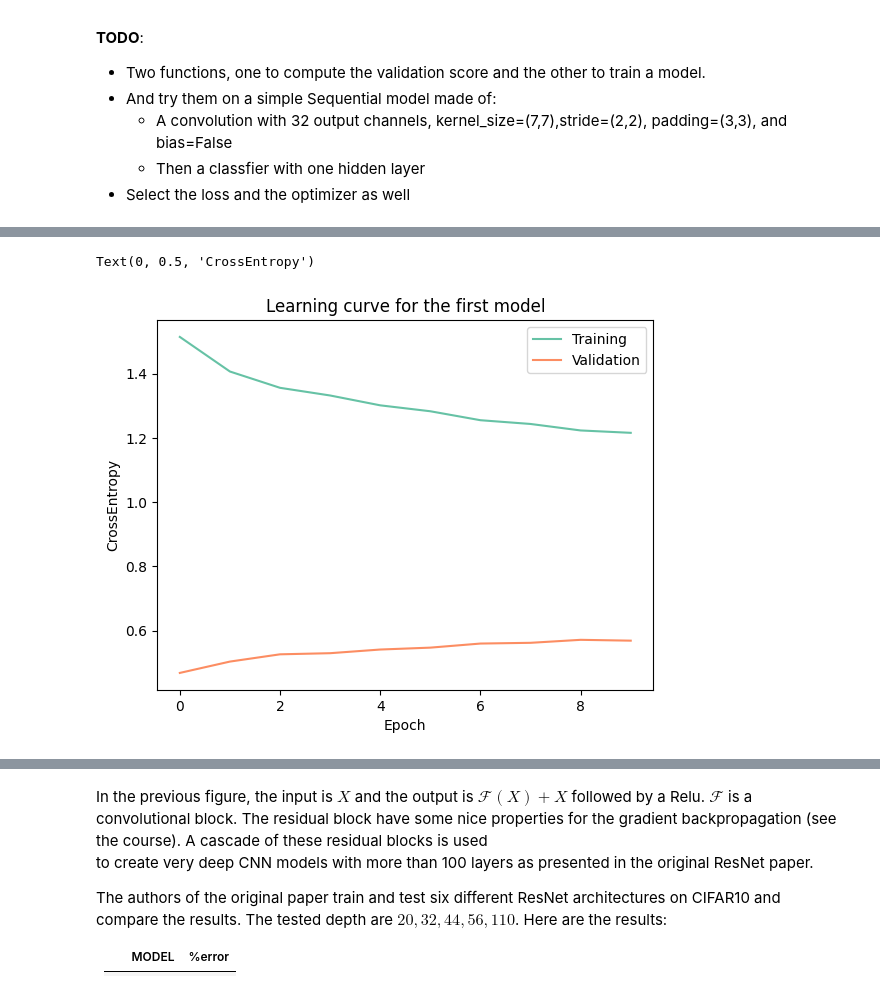
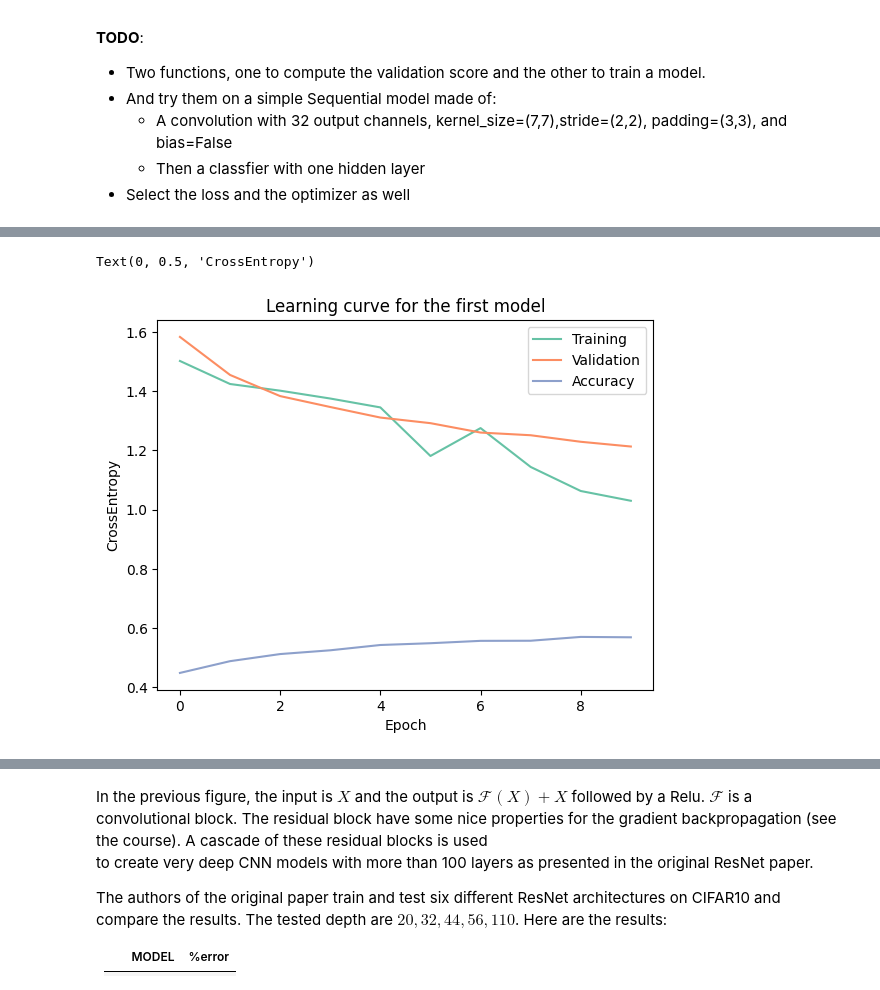
Before and after one commit to constantbourdrez/DL_ESPCI, a Jupyter notebook: ADL_lab_ResNet.ipynb, the cells around one changed output, grey strips where cells are left out. Cells and saved outputs as stored; diff of their text form; code cells hidden in the pictures.

```diff
--- a/ADL_lab_ResNet.ipynb
+++ b/ADL_lab_ResNet.ipynb
@@ -157,7 +156,7 @@ def trainer(model, trainsetloader, validsetloader, lr=1e-4, nepoch=10):
     optimizer = optim.Adam(model.parameters(), lr = lr)
     criterion = nn.CrossEntropyLoss()
 
-    losses, accuracies = [], []
+    train_losses, valid_losses, accuracies = [], [], []
 
     for epoch in range(nepoch):
       progress_bar = tqdm(enumerate(trainsetloader), total=len(trainsetloader), desc=f'Epoch {epoch + 1}/{nepoch}')
@@ -172,15 +171,17 @@ def trainer(model, trainsetloader, validsetloader, lr=1e-4, nepoch=10):
         progress_bar.set_postfix({'Loss': loss.item()})
 
       average_loss, accuracy = validation_score(model, validsetloader)
-      losses.append(average_loss)
+      valid_losses.append(average_loss)
       accuracies.append(accuracy)
+      train_losses.append(loss.item())
+
       print(f"Epoch {epoch + 1}/{nepoch} -> "
             f"Train Loss: {loss:.4f}, "
             f"Validation Loss: {average_loss:.4f}, "
             f"Validation Accuracy: {accuracy:.4f}")
 
 
-    return model, losses, accuracies
+    return model,train_losses, valid_losses, accuracies
 # %%
 simple_model = nn.Sequential(nn.Conv2d(3, 32, kernel_size=7, stride=2, padding=3, bias=False),
                              nn.ReLU(inplace=True),
@@ -205,15 +217,16 @@ Epoch 10/10 -> Train Loss: 1.1598, Validation Loss: 1.2160, Validation Accuracy:
 # %%
-model, losses, accuracies = trained_model
+model, train_losses, valid_losses, accuracies = trained_model
 
 #Plot the results
 sns.set_palette("Set2")
-plt.plot(losses, label = 'Training')
-plt.plot(accuracies, label = 'Validation')
+plt.plot(train_losses, label = 'Training')
+plt.plot(valid_losses, label = 'Validation')
+plt.plot(accuracies, label = 'Accuracy')
 plt.legend()
 plt.title('Learning curve for the first model')
 plt.xlabel('Epoch')
 plt.ylabel('CrossEntropy')
 # %% [output]
 Text(0, 0.5, 'CrossEntropy')
-[figure, old version]
+[figure, new version]
 # %%
```
Also changed, not shown: parts of 13 cells of this notebook.
